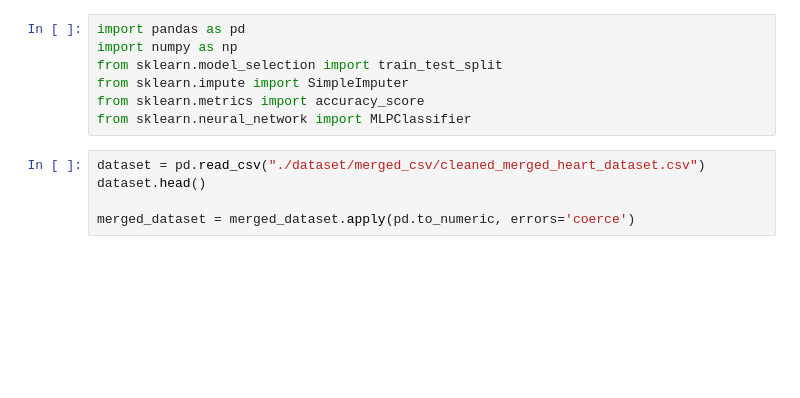
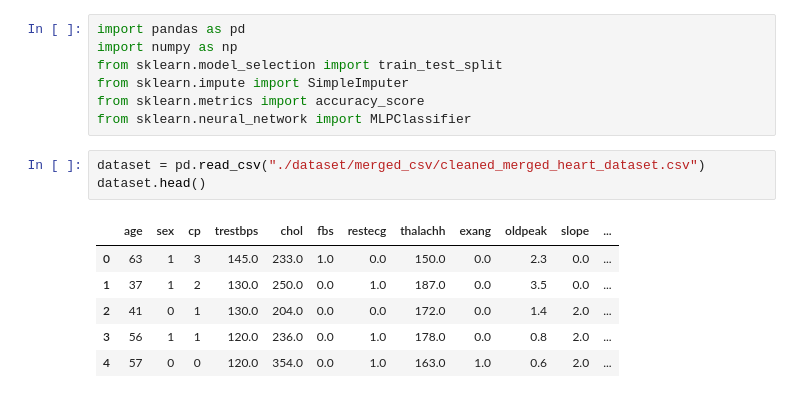
Before and after one commit to nfarhaan/Heart-Attack-Prediction-Using-Machine-Learning, a Jupyter notebook: neural_network.ipynb, the cells around one changed output. Saved outputs shown, nothing was run; the diff lists cells and outputs as text; blank space fills up the shorter version.

```diff
--- a/neural_network.ipynb
+++ b/neural_network.ipynb
@@ -8,7 +17,12 @@ from sklearn.neural_network import MLPClassifier
 # %%
 dataset = pd.read_csv("./dataset/merged_csv/cleaned_merged_heart_dataset.csv")
 dataset.head()
-
-merged_dataset = merged_dataset.apply(pd.to_numeric, errors='coerce')
+# %% [output]
+|  | age | sex | cp | trestbps | chol | fbs | restecg | thalachh | exang | oldpeak | slope | ... |
+| 0 | 63 | 1 | 3 | 145.0 | 233.0 | 1.0 | 0.0 | 150.0 | 0.0 | 2.3 | 0.0 | ... |
+| 1 | 37 | 1 | 2 | 130.0 | 250.0 | 0.0 | 1.0 | 187.0 | 0.0 | 3.5 | 0.0 | ... |
+| 2 | 41 | 0 | 1 | 130.0 | 204.0 | 0.0 | 0.0 | 172.0 | 0.0 | 1.4 | 2.0 | ... |
+| 3 | 56 | 1 | 1 | 120.0 | 236.0 | 0.0 | 1.0 | 178.0 | 0.0 | 0.8 | 2.0 | ... |
+| 4 | 57 | 0 | 0 | 120.0 | 354.0 | 0.0 | 1.0 | 163.0 | 1.0 | 0.6 | 2.0 | ... |
 # %%
 # Define features and target variable
```
Also changed, not shown: parts of 5 cells of this notebook.
